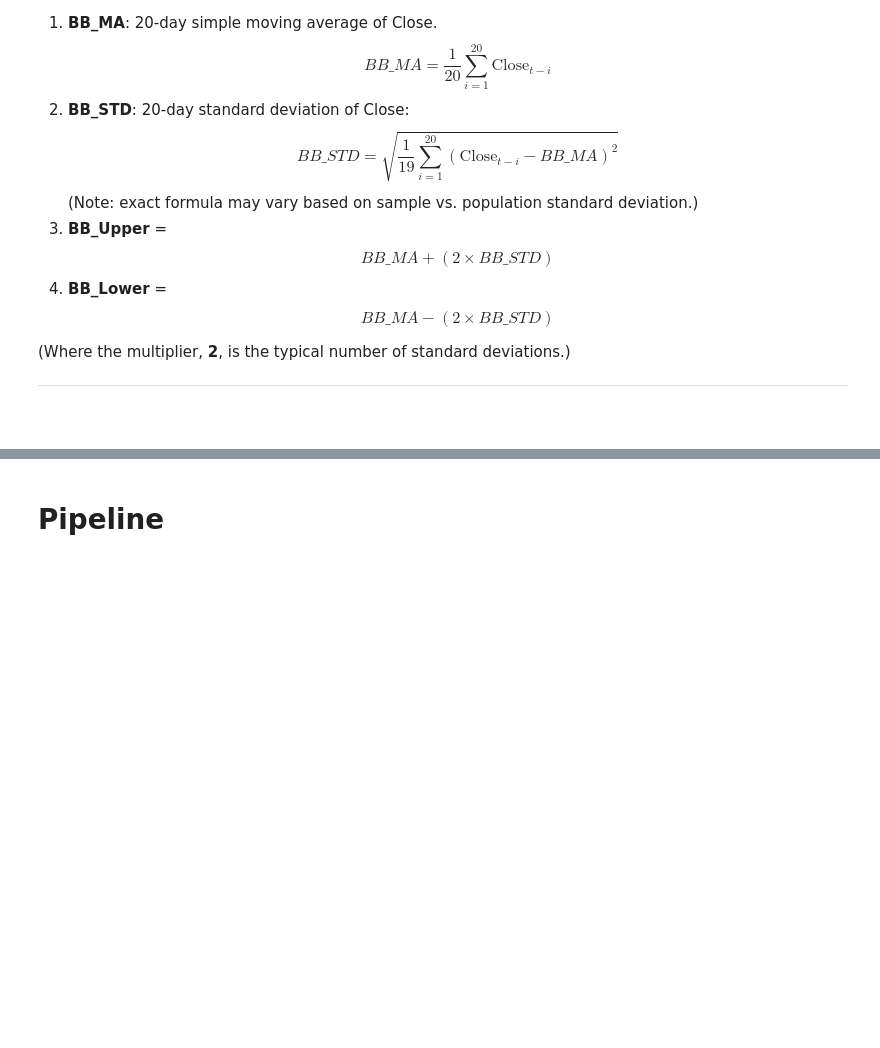
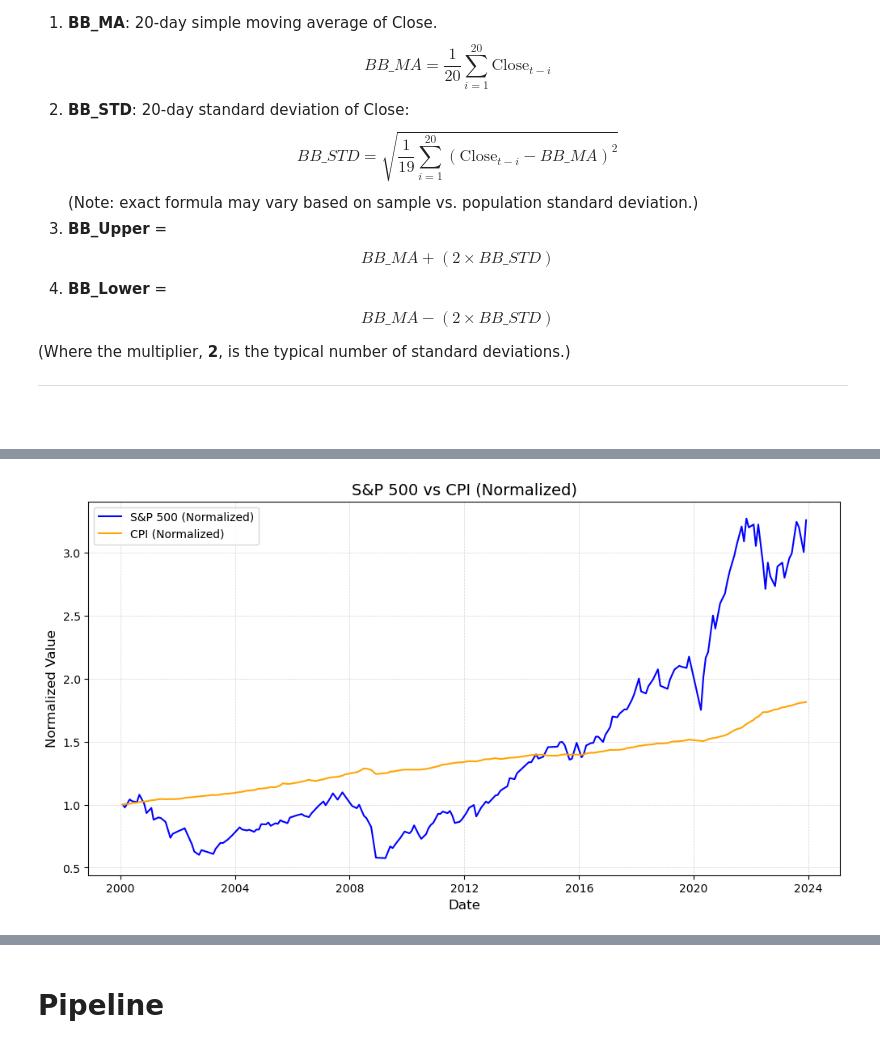
Before and after one commit to casperpriem05/data, a Jupyter notebook: pipeline.ipynb, the cells around one changed output, grey strips where cells are left out. Saved outputs shown, nothing was run; the diff lists cells and outputs as text; code cells hidden in the pictures; blank space fills up the shorter version.

```diff
--- a/pipeline.ipynb
+++ b/pipeline.ipynb
@@ -354,0 +396,88 @@ $$
+# %%
+
+class SP500CPIAnalysis:
+    def __init__(self, sp500_file='sp500_data.csv', cpi_file='cpi_data.csv'):
+        """
+        Initialize the analysis object with file paths for S&P 500 and CPI datasets.
+        """
+        self.sp500_file = sp500_file
+        self.cpi_file = cpi_file
+
+        self.sp500_data = None
+        self.cpi_data = None
+        self.merged_data = None
+
+    def load_data(self):
+        """
+        Load and preprocess the S&P 500 and CPI datasets.
+        """
+        # Load data
+        self.sp500_data = pd.read_csv(self.sp500_file)
+        self.cpi_data = pd.read_csv(self.cpi_file)
+
+        # Convert date columns to datetime format
+        self.sp500_data['Date'] = pd.to_datetime(self.sp500_data['Date'])
+        self.cpi_data['DATE'] = pd.to_datetime(self.cpi_data['DATE'])
+
+        # Rename columns for consistency
+        self.cpi_data.rename(columns={'DATE': 'Date', 'CPIAUCSL': 'CPI'}, inplace=True)
+
+    def merge_data(self):
+        """
+        Merge S&P 500 and CPI datasets on the Date column.
+        """
+        self.merged_data = pd.merge(
+            self.sp500_data,
+            self.cpi_data,
+            on='Date',
+            how='inner'
+        )
+
+        # Calculate daily returns for the S&P 500
+        self.merged_data['SP500_Return'] = self.merged_data['Close'].pct_change()
+
+    def normalize_data(self):
+        """
+        Normalize S&P 500 closing prices and CPI for comparison.
+        """
+        self.merged_data['SP500_Normalized'] = self.merged_data['Close'] / self.merged_data['Close'].iloc[0]
+        self.merged_data['CPI_Normalized'] = self.merged_data['CPI'] / self.merged_data['CPI'].iloc[0]
+
+    def plot_data(self):
+        """
+        Plot normalized S&P 500 closing prices and CPI over time.
+        """
+        plt.figure(figsize=(12, 6))
+        plt.plot(self.merged_data['Date'], self.merged_data['SP500_Normalized'], label='S&P 500 (Normalized)', color='blue')
+        plt.plot(self.merged_data['Date'], self.merged_data['CPI_Normalized'], label='CPI (Normalized)', color='orange')
+        plt.title('S&P 500 vs CPI (Normalized)', fontsize=14)
+        plt.xlabel('Date', fontsize=12)
+        plt.ylabel('Normalized Value', fontsize=12)
+        plt.legend()
+        plt.grid(color='lightgrey', linestyle='--', linewidth=0.5)
+        plt.show()
+
+    def calculate_correlation(self):
+        """
+        Calculate the correlation between S&P 500 returns and CPI changes.
+        """
+        self.merged_data['CPI_Change'] = self.merged_data['CPI'].pct_change()
+        correlation = self.merged_data[['SP500_Return', 'CPI_Change']].corr().iloc[0, 1]
+        print(f"Correlation between S&P 500 returns and CPI changes: {correlation:.4f}")
+
+    def run(self):
+        """
+        Execute the full workflow.
+        """
+        self.load_data()
+        self.merge_data()
+        self.normalize_data()
+        self.plot_data()
+        self.calculate_correlation()
+
+
+if __name__ == "__main__":
+    analysis = SP500CPIAnalysis()
+    analysis.run()
+# %% [output]
+[figure, added]
```
Also changed, not shown: parts of 13 cells of this notebook.
